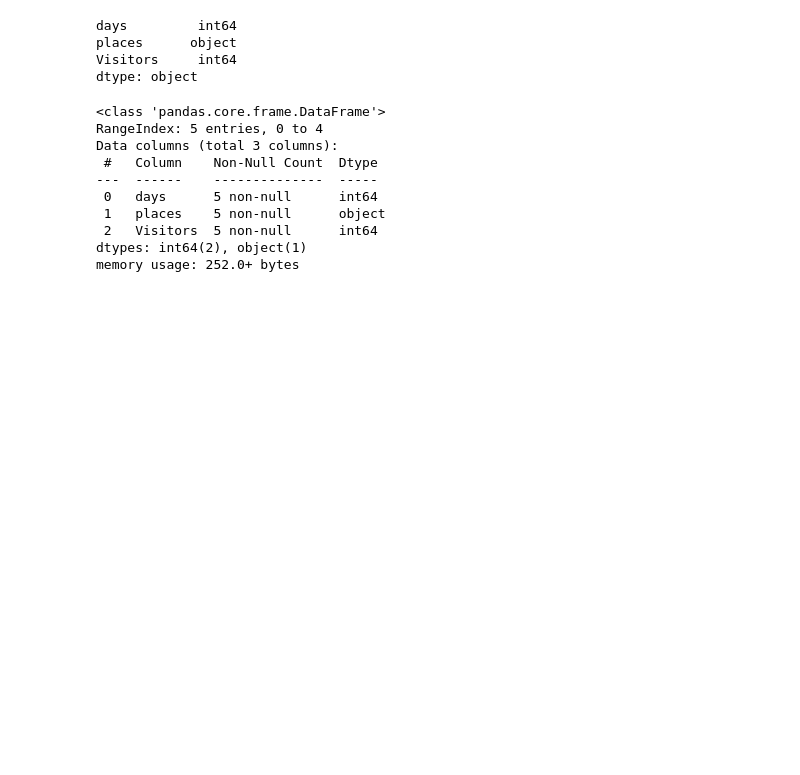
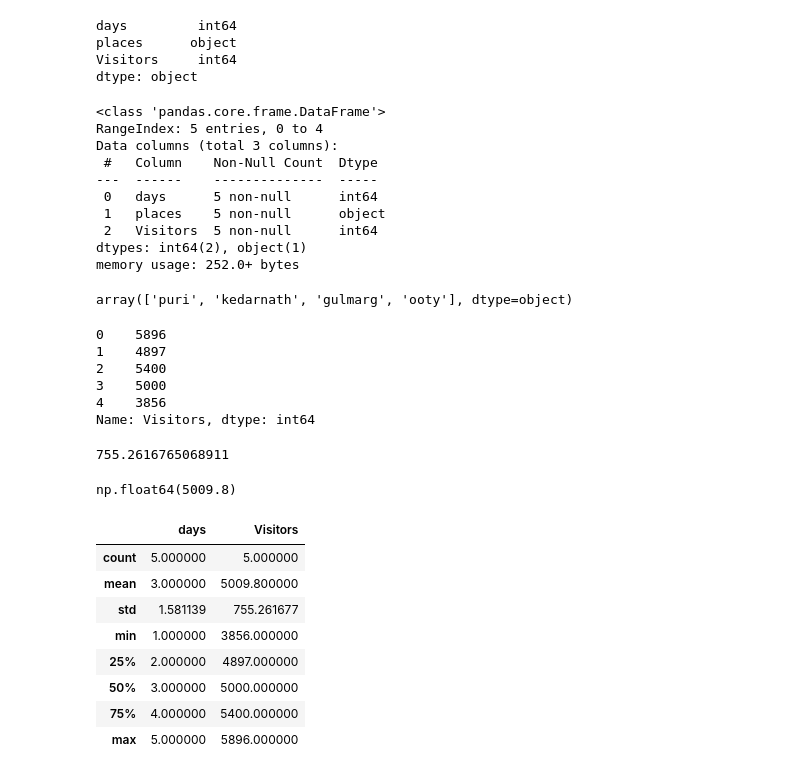
Before and after one commit to musharafaltaf/anacondaPractice, a Jupyter notebook: numpyexample.ipynb, the cells around one changed output. Cells and saved outputs as stored; diff of their text form; code cells hidden in the pictures; blank space fills up the shorter version.

```diff
--- a/numpyexample.ipynb
+++ b/numpyexample.ipynb
@@ -818,3 +818,37 @@ Data columns (total 3 columns):
  2   Visitors  5 non-null      int64
 dtypes: int64(2), object(1)
 memory usage: 252.0+ bytes
+# %%
+#unique
+df.places.unique()
+# %% [output]
+array(['puri', 'kedarnath', 'gulmarg', 'ooty'], dtype=object)
+# %%
+df.Visitors
+# %% [output]
+0    5896
+1    4897
+2    5400
+3    5000
+4    3856
+Name: Visitors, dtype: int64
+# %%
+df.Visitors.std()
+# %% [output]
+755.2616765068911
+# %%
+df.Visitors.mean()
+# %% [output]
+np.float64(5009.8)
+# %%
+df.describe()
+# %% [output]
+|  | days | Visitors |
+| count | 5.000000 | 5.000000 |
+| mean | 3.000000 | 5009.800000 |
+| std | 1.581139 | 755.261677 |
+| min | 1.000000 | 3856.000000 |
+| 25% | 2.000000 | 4897.000000 |
+| 50% | 3.000000 | 5000.000000 |
+| 75% | 4.000000 | 5400.000000 |
+| max | 5.000000 | 5896.000000 |
```
Also changed, not shown: parts of 5 cells of this notebook.
